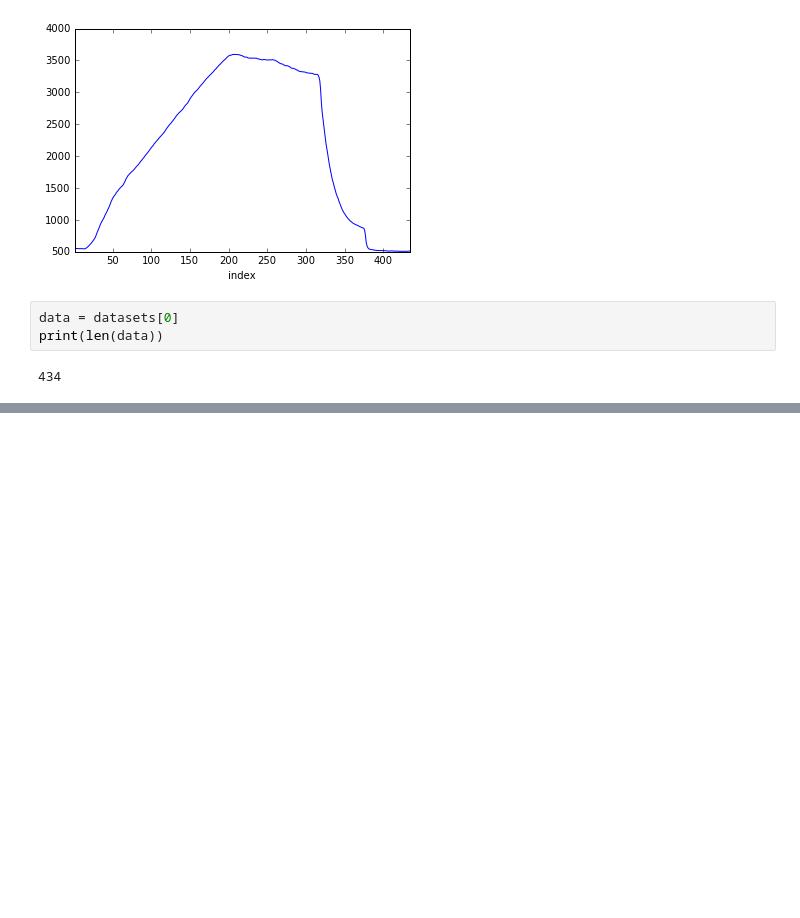
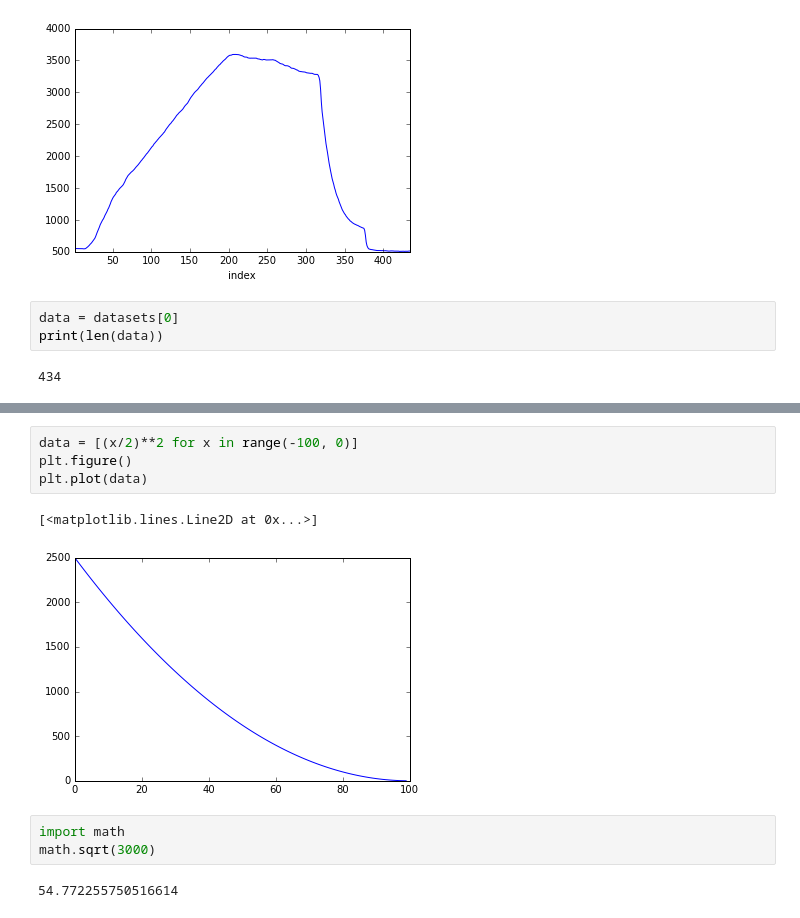
Before and after one commit to pvanheus/phase_recognition, a Jupyter notebook: phase_recognition.ipynb, the cells around one changed output, grey strips where cells are left out. Saved outputs shown, nothing was run; the diff lists cells and outputs as text; blank space fills up the shorter version.

```diff
--- a/phase_recognition.ipynb
+++ b/phase_recognition.ipynb
@@ -109,0 +196,12 @@ plt.plot(curve(range(len(data)), *optimal_params))
+# %%
+data = [(x/2)**2 for x in range(-100, 0)]
+plt.figure()
+plt.plot(data)
+# %% [output]
+[<matplotlib.lines.Line2D at 0x...>]
+[figure, added]
+# %%
+import math
+math.sqrt(3000)
+# %% [output]
+54.772255750516614
```
Also changed, not shown: parts of 22 cells of this notebook.
